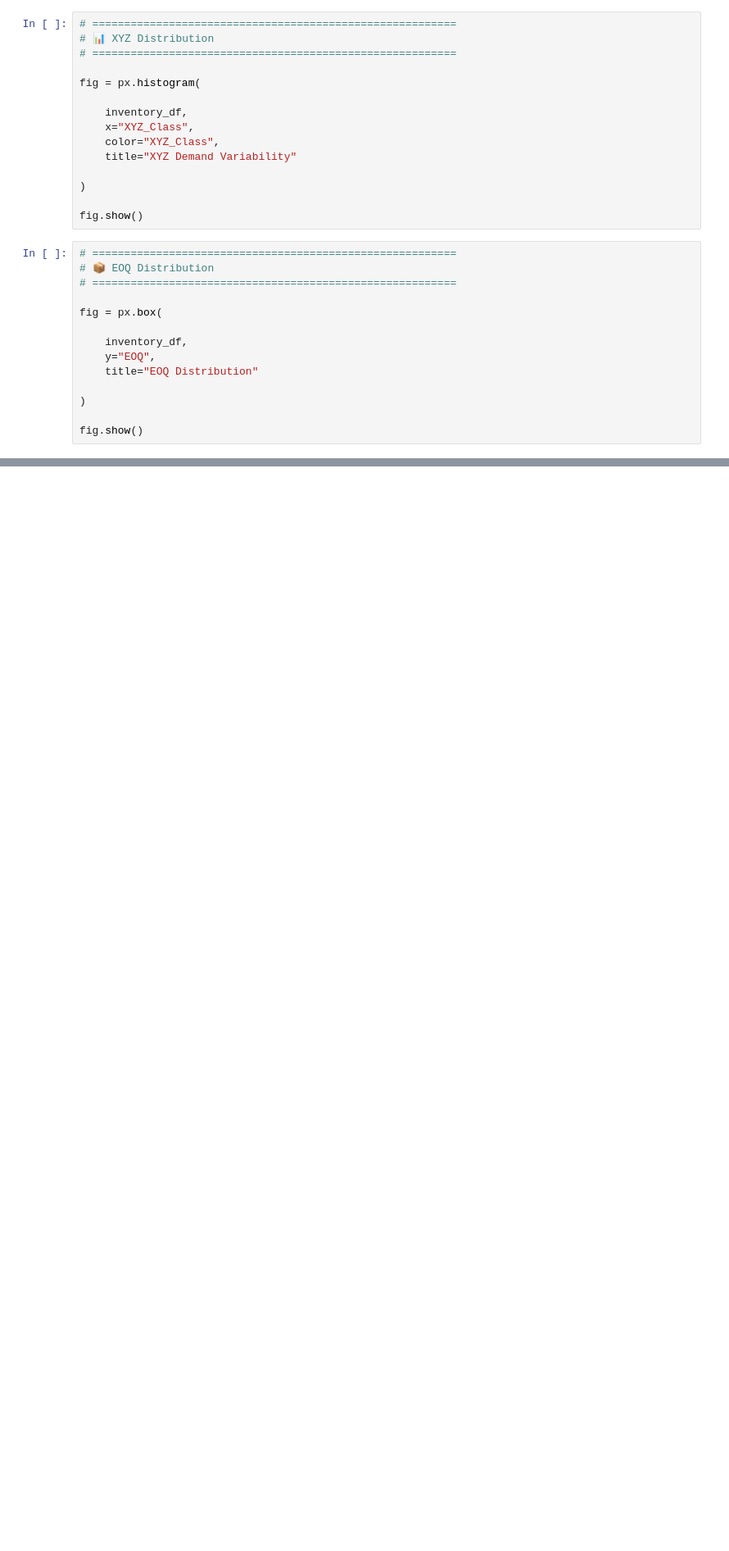
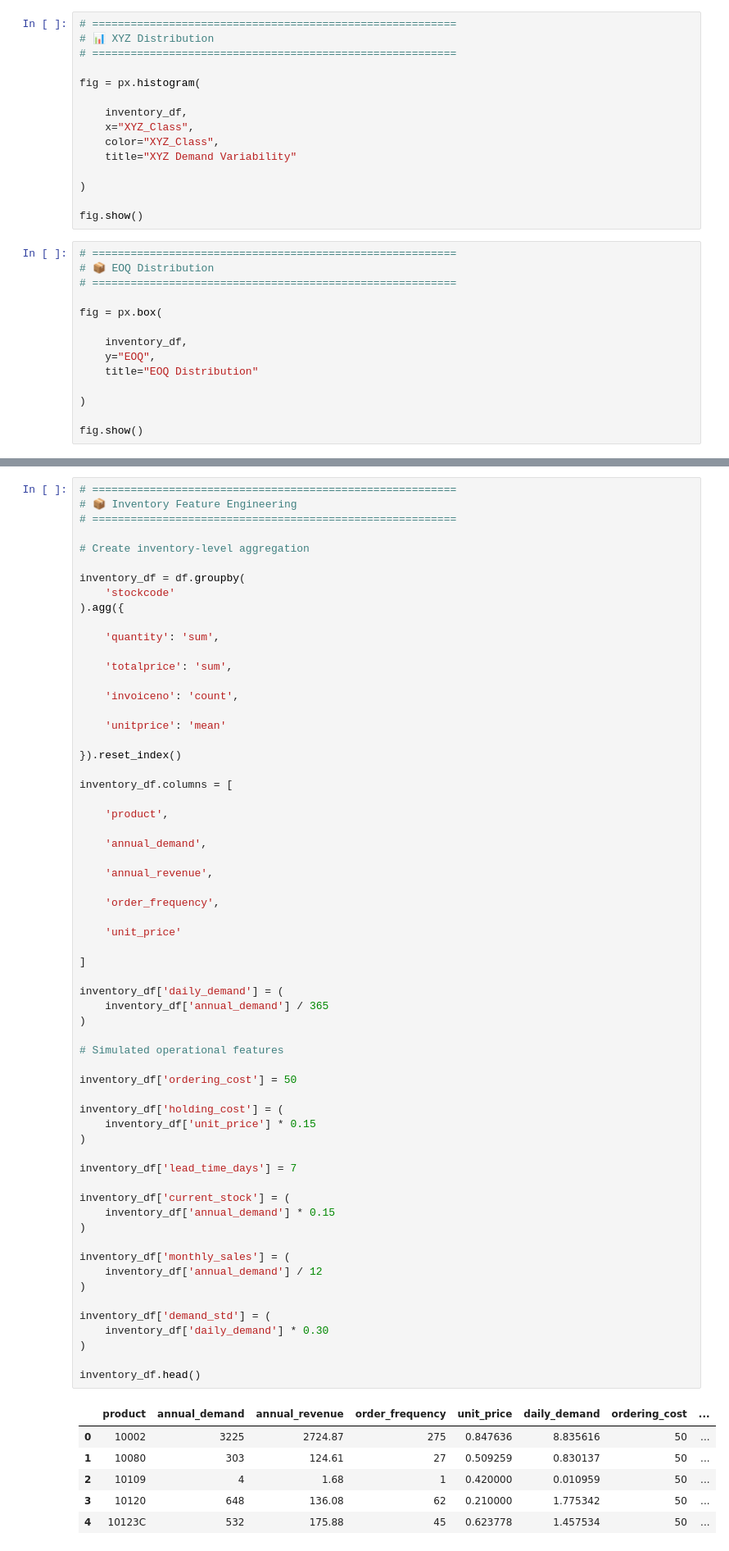
Before and after one commit to sagarmehra69/neuralretail-ai-sales-intelligence, a Jupyter notebook: notebooks/07_Inventory_Intelligence_System.ipynb, the cells around one changed output, grey strips where cells are left out. Shown at 82% size. Cells and saved outputs as stored; diff of their text form; blank space fills up the shorter version.

```diff
--- a/notebooks/07_Inventory_Intelligence_System.ipynb
+++ b/notebooks/07_Inventory_Intelligence_System.ipynb
@@ -386,0 +461,69 @@ print("✅ Inventory Intelligence Dataset Saved")
+# %%
+# =========================================================
+# 📦 Inventory Feature Engineering
+# =========================================================
+
+# Create inventory-level aggregation
+
+inventory_df = df.groupby(
+    'stockcode'
+).agg({
+
+    'quantity': 'sum',
+
+    'totalprice': 'sum',
+
+    'invoiceno': 'count',
+
+    'unitprice': 'mean'
+
+}).reset_index()
+
+inventory_df.columns = [
+
+    'product',
+
+    'annual_demand',
+
+    'annual_revenue',
+
+    'order_frequency',
+
+    'unit_price'
+
+]
+
+inventory_df['daily_demand'] = (
+    inventory_df['annual_demand'] / 365
+)
+
+# Simulated operational features
+
+inventory_df['ordering_cost'] = 50
+
+inventory_df['holding_cost'] = (
+    inventory_df['unit_price'] * 0.15
+)
+
+inventory_df['lead_time_days'] = 7
+
+inventory_df['current_stock'] = (
+    inventory_df['annual_demand'] * 0.15
+)
+
+inventory_df['monthly_sales'] = (
+    inventory_df['annual_demand'] / 12
+)
+
+inventory_df['demand_std'] = (
+    inventory_df['daily_demand'] * 0.30
+)
+
+inventory_df.head()
+# %% [output]
+|  | product | annual_demand | annual_revenue | order_frequency | unit_price | daily_demand | ordering_cost | ... |
+| 0 | 10002 | 3225 | 2724.87 | 275 | 0.847636 | 8.835616 | 50 | ... |
+| 1 | 10080 | 303 | 124.61 | 27 | 0.509259 | 0.830137 | 50 | ... |
+| 2 | 10109 | 4 | 1.68 | 1 | 0.420000 | 0.010959 | 50 | ... |
+| 3 | 10120 | 648 | 136.08 | 62 | 0.210000 | 1.775342 | 50 | ... |
+| 4 | 10123C | 532 | 175.88 | 45 | 0.623778 | 1.457534 | 50 | ... |
```
Also changed, not shown: parts of 27 cells of this notebook, 2 other files.
